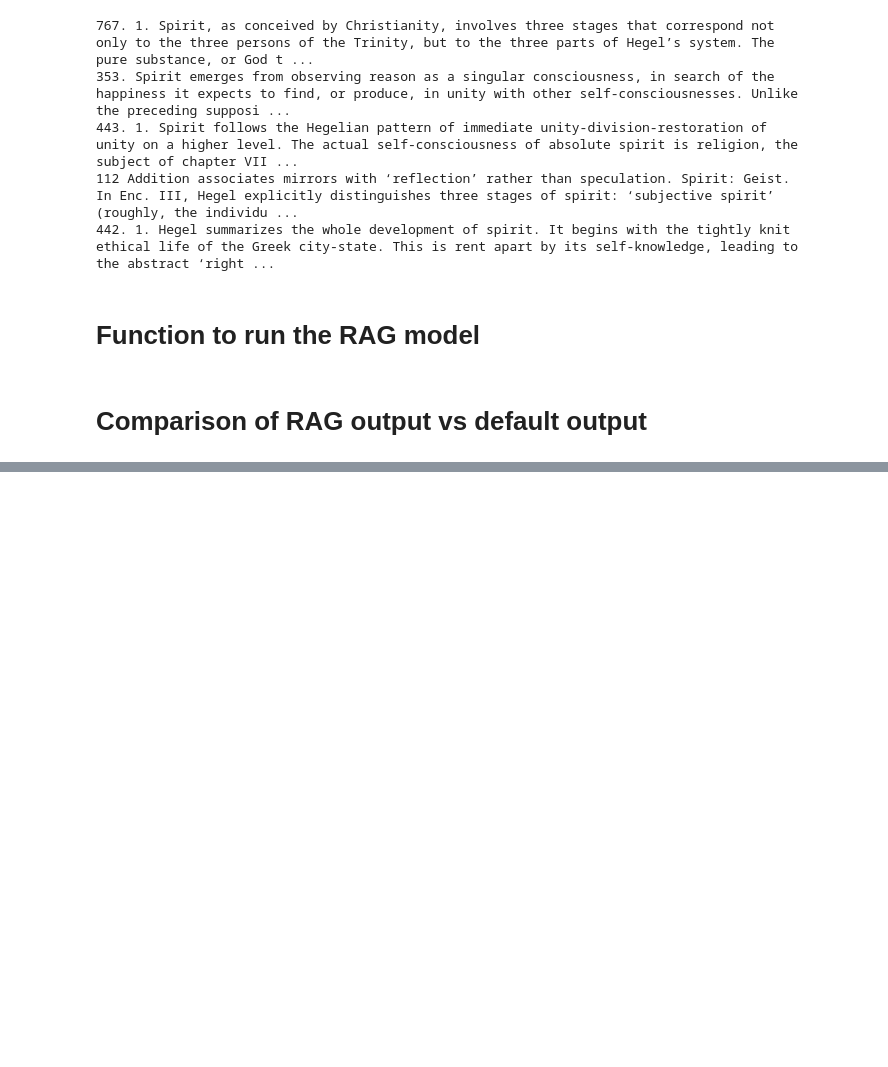
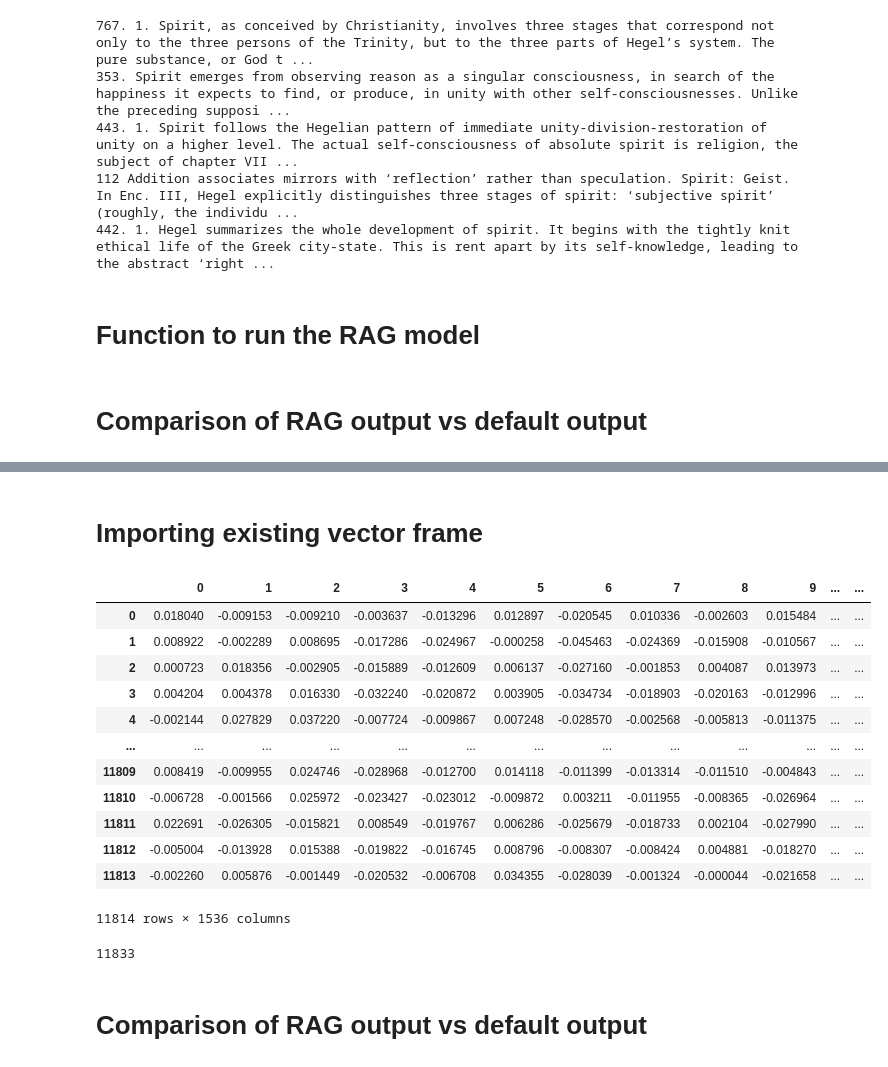
Before and after one commit to Mechnar9000/datafiles, a Jupyter notebook: Hegelian RAG.ipynb, the cells around one changed output, grey strips where cells are left out. Cells and saved outputs as stored; diff of their text form; code cells hidden in the pictures; blank space fills up the shorter version.

```diff
--- a/Hegelian RAG.ipynb
+++ b/Hegelian RAG.ipynb
@@ -215,0 +363,28 @@ In Hegel's philosophy, the abstract universality of Being refers to the concept
+# %% [markdown]
+# Importing existing vector frame
+# %%
+df2 = pd.read_csv("vectors2.csv", index_col=0)
+# %%
+df2
+# %% [output]
+|  | 0 | 1 | 2 | 3 | 4 | 5 | 6 | 7 | 8 | 9 | ... | ... |
+| 0 | 0.018040 | -0.009153 | -0.009210 | -0.003637 | -0.013296 | 0.012897 | -0.020545 | 0.010336 | -0.002603 | 0.015484 | ... | ... |
+| 1 | 0.008922 | -0.002289 | 0.008695 | -0.017286 | -0.024967 | -0.000258 | -0.045463 | -0.024369 | -0.015908 | -0.010567 | ... | ... |
+| 2 | 0.000723 | 0.018356 | -0.002905 | -0.015889 | -0.012609 | 0.006137 | -0.027160 | -0.001853 | 0.004087 | 0.013973 | ... | ... |
+| 3 | 0.004204 | 0.004378 | 0.016330 | -0.032240 | -0.020872 | 0.003905 | -0.034734 | -0.018903 | -0.020163 | -0.012996 | ... | ... |
+| 4 | -0.002144 | 0.027829 | 0.037220 | -0.007724 | -0.009867 | 0.007248 | -0.028570 | -0.002568 | -0.005813 | -0.011375 | ... | ... |
+| ... | ... | ... | ... | ... | ... | ... | ... | ... | ... | ... | ... | ... |
+| 11809 | 0.008419 | -0.009955 | 0.024746 | -0.028968 | -0.012700 | 0.014118 | -0.011399 | -0.013314 | -0.011510 | -0.004843 | ... | ... |
+| 11810 | -0.006728 | -0.001566 | 0.025972 | -0.023427 | -0.023012 | -0.009872 | 0.003211 | -0.011955 | -0.008365 | -0.026964 | ... | ... |
+| 11811 | 0.022691 | -0.026305 | -0.015821 | 0.008549 | -0.019767 | 0.006286 | -0.025679 | -0.018733 | 0.002104 | -0.027990 | ... | ... |
+| 11812 | -0.005004 | -0.013928 | 0.015388 | -0.019822 | -0.016745 | 0.008796 | -0.008307 | -0.008424 | 0.004881 | -0.018270 | ... | ... |
+| 11813 | -0.002260 | 0.005876 | -0.001449 | -0.020532 | -0.006708 | 0.034355 | -0.028039 | -0.001324 | -0.000044 | -0.021658 | ... | ... |
+11814 rows × 1536 columns
+# %%
+# Check the indexing still matches up
+
+len(splitdata2)
+# %% [output]
+11833
+# %% [markdown]
+# Comparison of RAG output vs default output
```
Also changed, not shown: parts of 40 cells of this notebook.
